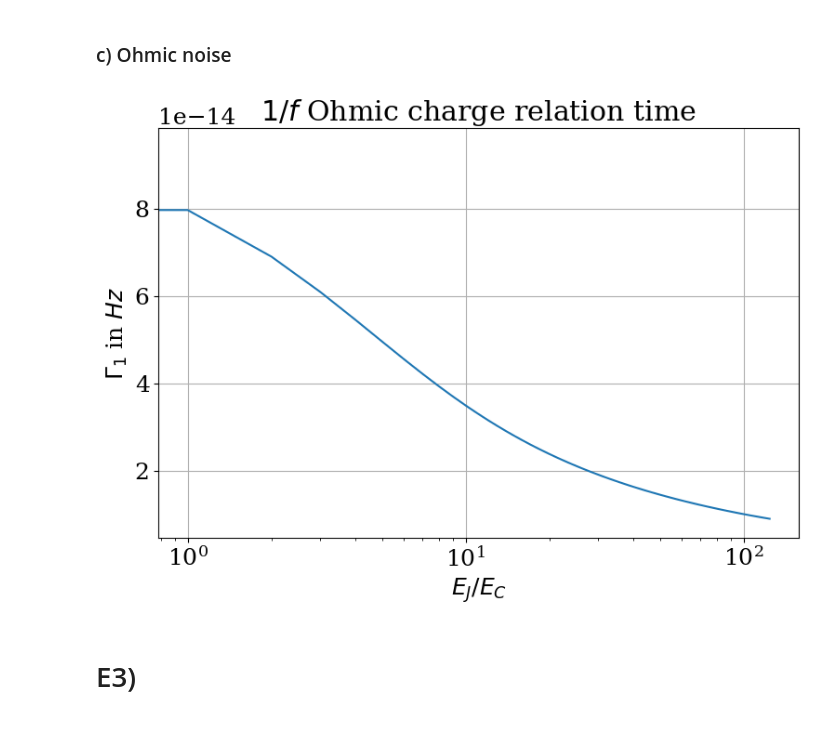
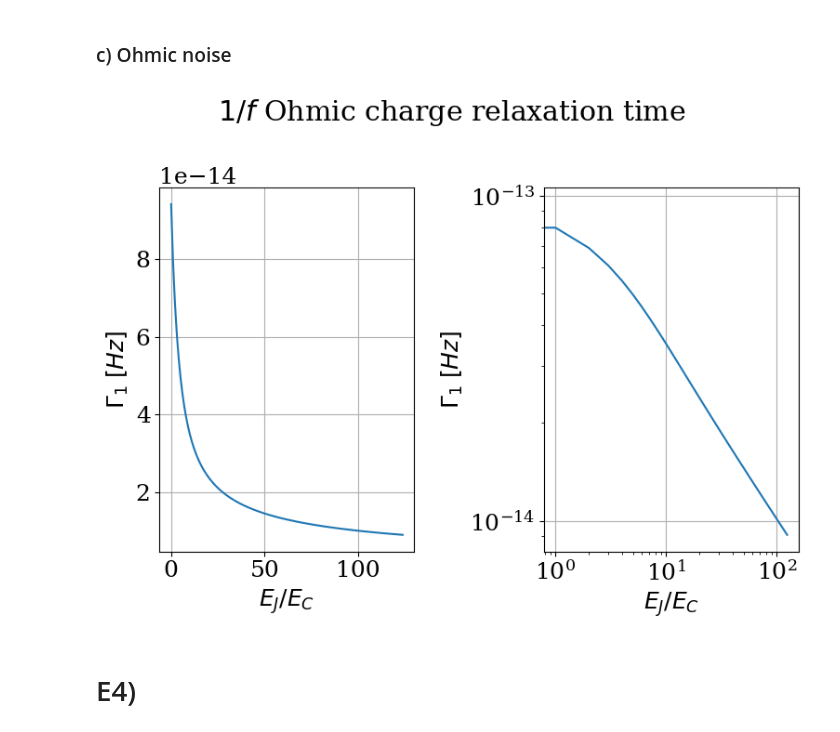
Before and after one commit to Shellf1sh/Superconducting-Qubits-Course, a Jupyter notebook: Week2/Week2code.ipynb, the cells around one changed output. Saved outputs shown, nothing was run; the diff lists cells and outputs as text; code cells hidden in the pictures.

```diff
--- a/Week2/Week2code.ipynb
+++ b/Week2/Week2code.ipynb
@@ -157,20 +155,0 @@ For the charge noise we need to define the $q$ matrix
-# %%
-qMatrix = -1j/(2*delta) * (np.diag(offDiagArr, k = 1) - np.diag(offDiagArr, k = -1))
-
-A_charge = 1e-4
-
-charge_relaxation_arr =np.zeros_like(phi_e)
-driving_frequency_charge = np.zeros_like(phi_e)
-
-
-
-for i in range(len(phi_e)):
-    Ham, scale = hamiltonian(1, 50, phi_e[i])
-    energy, state = sc.sparse.linalg.eigsh(Ham, k=5, which = "SA")
-    driving_frequency_charge[i] = energy[1]-energy[0]
-
-    charge_relaxation_arr[i] =64 * np.abs(eigenvectors[:,0]@qMatrix@eigenvectors[:,1])**2 * spectral(A_charge, energy[2]-energy[1])
-
-
-plt.plot(phi_e, charge_relaxation_arr)
-plt.xlabel("$\\varphi_e$")
@@ -196,12 +172,14 @@ for i in range(125):
 # %%
-plt.plot(range(125), ohmic_relaxation_arr)
-plt.xlabel(r"$E_J/E_C$")
-plt.ylabel("$\Gamma_1$ in $Hz$")
-#plt.yscale('log')
-plt.xscale('log')
-plt.title(r"$1/f$ Ohmic charge relation time")
+fig, ax = plt.subplots(1,2)
+
+ax[0].plot(range(125), ohmic_relaxation_arr)
+ax[1].plot(range(125), ohmic_relaxation_arr)
+ax[0].set(xlabel=r"$E_J/E_C$" , ylabel="$\Gamma_1$ $[Hz]$")
+ax[1].set(xlabel=r"$E_J/E_C$" , ylabel="$\Gamma_1$ $[Hz]$", xscale = 'log', yscale = 'log')
+
+plt.suptitle(r"$1/f$ Ohmic charge relaxation time")
 plt.tight_layout()
 # %% [output]
-[figure, old version]
+[figure, new version]
 # %% [markdown]
-# E3)
+# E4)
```
Also changed, not shown: parts of 12 cells of this notebook, 2 other files.
